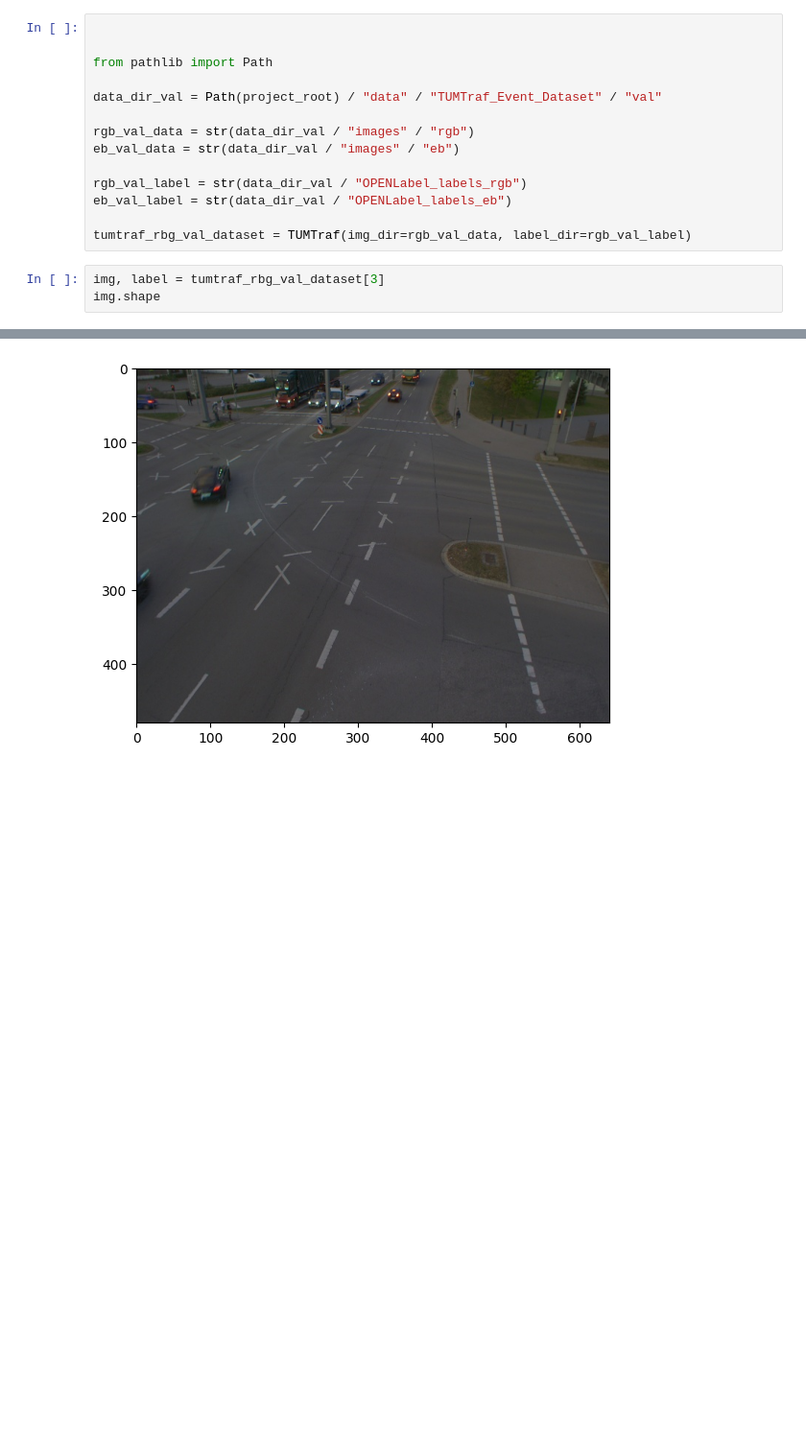
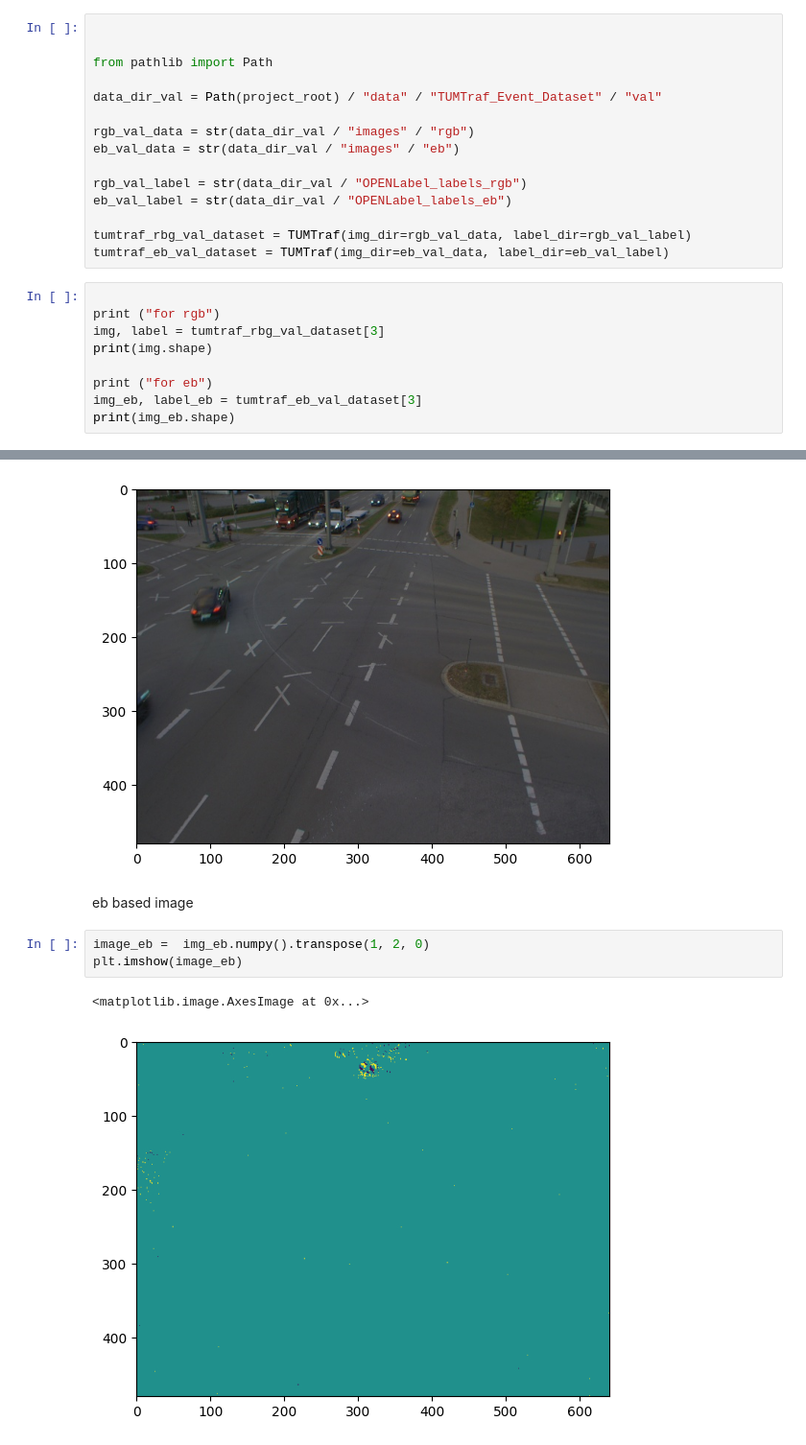
Before and after one commit to eljoserass/noise_in_snn, a Jupyter notebook: notebooks/peekabo.ipynb, the cells around one changed output, grey strips where cells are left out. Shown at 96% size. Saved outputs shown, nothing was run; the diff lists cells and outputs as text; blank space fills up the shorter version.

```diff
--- a/notebooks/peekabo.ipynb
+++ b/notebooks/peekabo.ipynb
@@ -26,7 +26,14 @@ rgb_val_label = str(data_dir_val / "OPENLabel_labels_rgb")
 eb_val_label = str(data_dir_val / "OPENLabel_labels_eb")
 
 tumtraf_rbg_val_dataset = TUMTraf(img_dir=rgb_val_data, label_dir=rgb_val_label)
+tumtraf_eb_val_dataset = TUMTraf(img_dir=eb_val_data, label_dir=eb_val_label)
 # %%
+
+print ("for rgb")
 img, label = tumtraf_rbg_val_dataset[3]
-img.shape
+print(img.shape)
+
+print ("for eb")
+img_eb, label_eb = tumtraf_eb_val_dataset[3]
+print(img_eb.shape)
 # %% [output]
@@ -59,3 +95,11 @@ plt.imshow(image)
 # %% [output]
 <matplotlib.image.AxesImage at 0x...>
 [figure]
+# %% [markdown]
+eb based image
+# %%
+image_eb =  img_eb.numpy().transpose(1, 2, 0)
+plt.imshow(image_eb)
+# %% [output]
+<matplotlib.image.AxesImage at 0x...>
+[figure, added]
```
Also changed, not shown: parts of 5 cells of this notebook, 1 other file.
